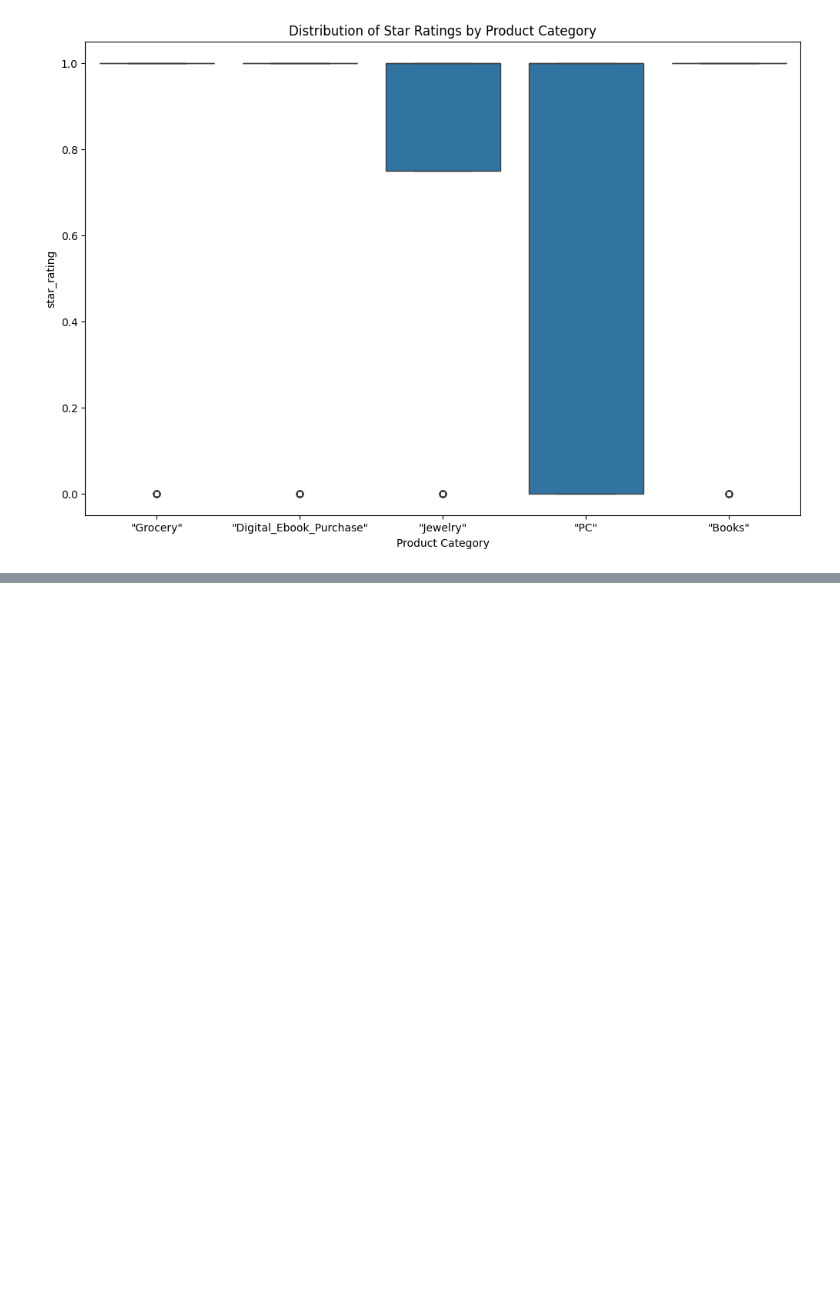
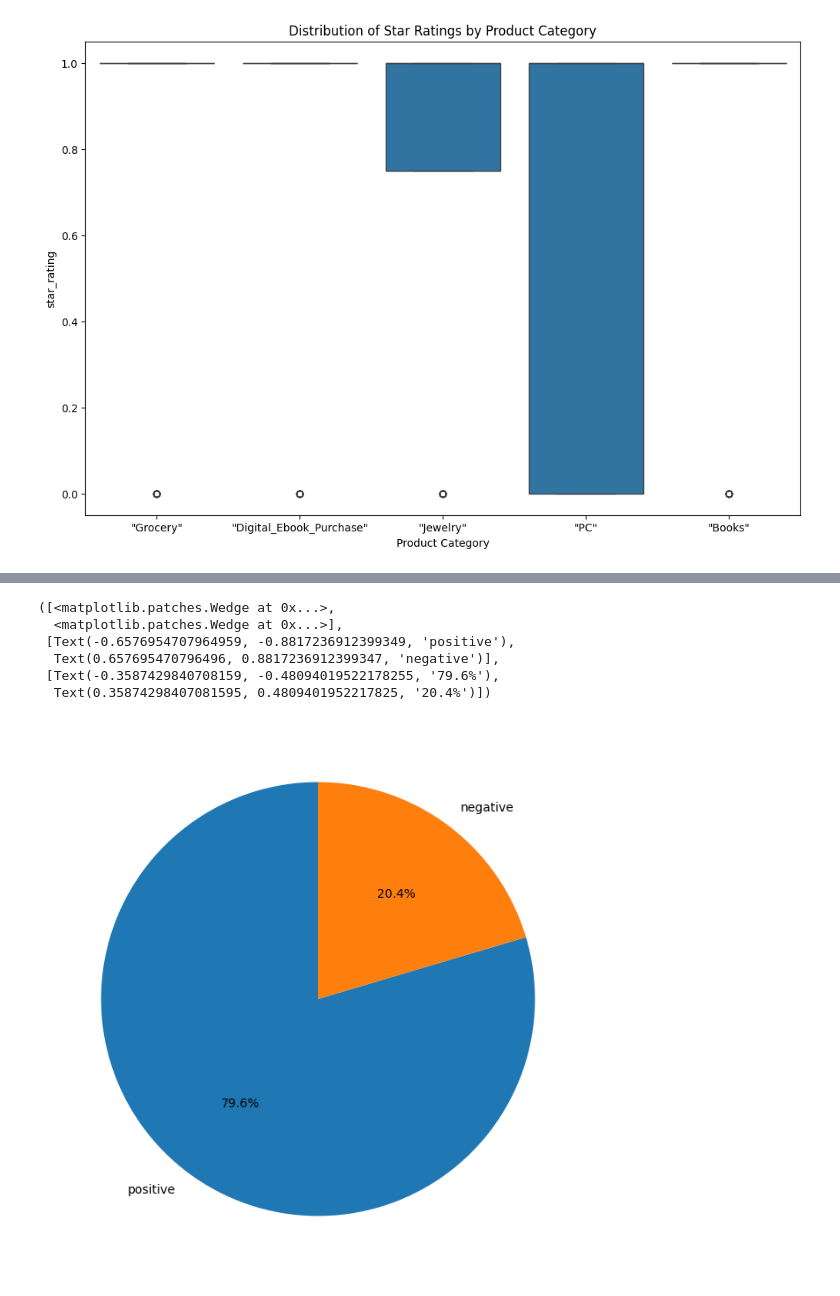
Before and after one commit to DuttaJasmine/OxPython4DataScience, a Jupyter notebook: 1. Data Exploration using Amazon book dataset.ipynb, the cells around one changed output, grey strips where cells are left out. Saved outputs shown, nothing was run; the diff lists cells and outputs as text; code cells hidden in the pictures; blank space fills up the shorter version.

```diff
--- a/1. Data Exploration using Amazon book dataset.ipynb
+++ b/1. Data Exploration using Amazon book dataset.ipynb
@@ -238,0 +235,13 @@ plt.ylabel('Star Rating')
+# %%
+#Create a pie chart to visualize the distribution of sentiments
+sentiment_counts = df['sentiments'].value_counts()
+plt.figure(figsize=(8, 8))
+plt.pie(sentiment_counts, labels=sentiment_counts.index, autopct='%1.1f%%', startangle=90)
+# %% [output]
+([<matplotlib.patches.Wedge at 0x...>,
+  <matplotlib.patches.Wedge at 0x...>],
+ [Text(-0.6576954707964959, -0.8817236912399349, 'positive'),
+  Text(0.657695470796496, 0.8817236912399347, 'negative')],
+ [Text(-0.3587429840708159, -0.48094019522178255, '79.6%'),
+  Text(0.35874298407081595, 0.4809401952217825, '20.4%')])
+[figure, added]
```
Also changed, not shown: parts of 5 cells of this notebook.
